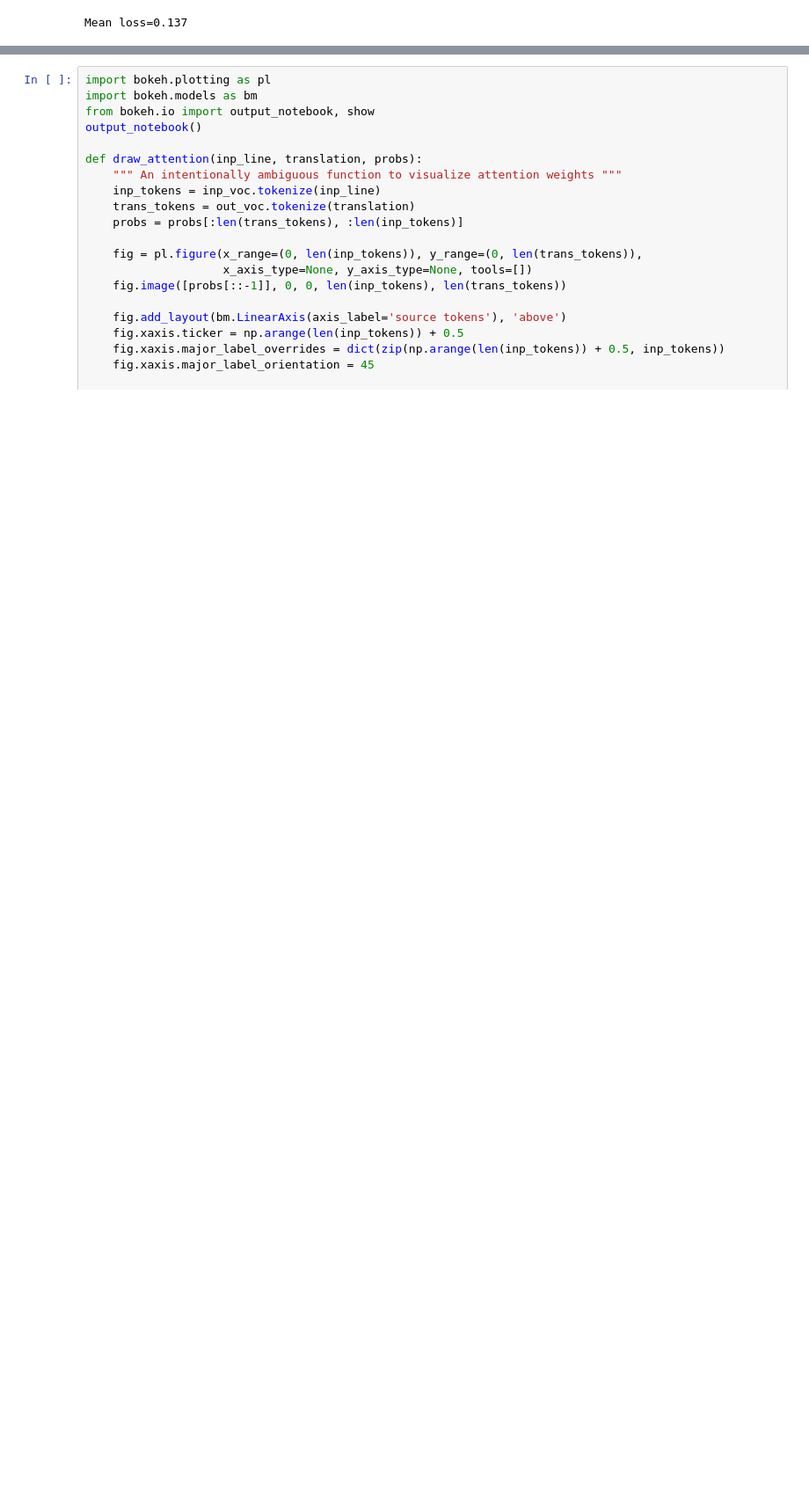
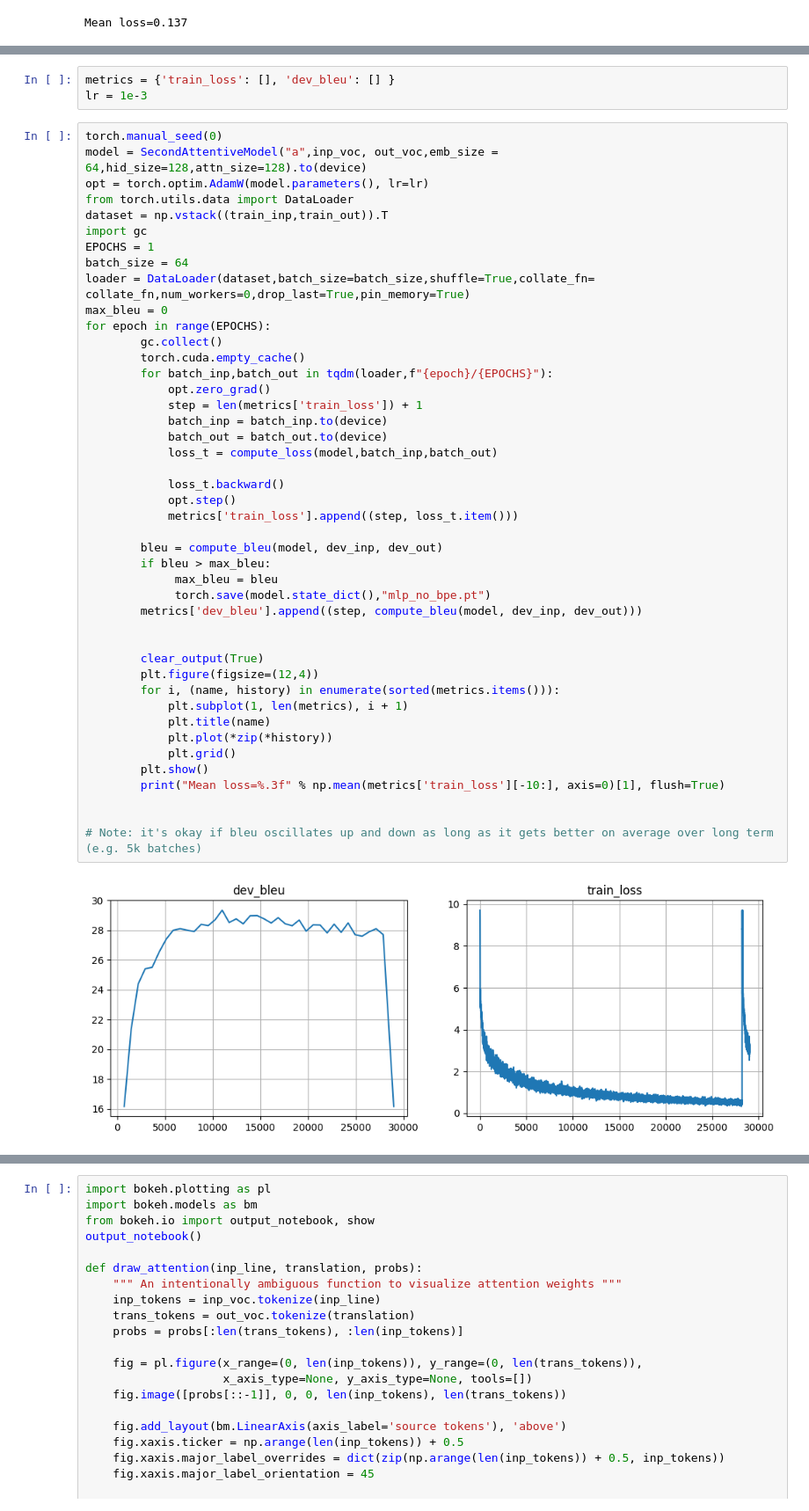
Before and after one commit to A-ladzin/nlp_course, a Jupyter notebook: week04_seq2seq/practice_and_homework_pytorch.ipynb, the cells around one changed output, grey strips where cells are left out. Shown: that part at 88% size. Drawn from its saved outputs; the diff is of its cells as text; blank space fills up the shorter version.

```diff
--- a/week04_seq2seq/practice_and_homework_pytorch.ipynb
+++ b/week04_seq2seq/practice_and_homework_pytorch.ipynb
@@ -607,0 +887,49 @@ Mean loss=0.137
+# %%
+metrics = {'train_loss': [], 'dev_bleu': [] }
+lr = 1e-3
+# %%
+torch.manual_seed(0)
+model = SecondAttentiveModel("a",inp_voc, out_voc,emb_size = 64,hid_size=128,attn_size=128).to(device)
+opt = torch.optim.AdamW(model.parameters(), lr=lr)
+from torch.utils.data import DataLoader
+dataset = np.vstack((train_inp,train_out)).T
+import gc
+EPOCHS = 1
+batch_size = 64
+loader = DataLoader(dataset,batch_size=batch_size,shuffle=True,collate_fn= collate_fn,num_workers=0,drop_last=True,pin_memory=True)
+max_bleu = 0
+for epoch in range(EPOCHS):
+        gc.collect()
+        torch.cuda.empty_cache()
+        for batch_inp,batch_out in tqdm(loader,f"{epoch}/{EPOCHS}"):
+            opt.zero_grad()
+            step = len(metrics['train_loss']) + 1
+            batch_inp = batch_inp.to(device)
+            batch_out = batch_out.to(device)
+            loss_t = compute_loss(model,batch_inp,batch_out)
+
+            loss_t.backward()
+            opt.step()
+            metrics['train_loss'].append((step, loss_t.item()))
+
+        bleu = compute_bleu(model, dev_inp, dev_out)
+        if bleu > max_bleu:
+             max_bleu = bleu
+             torch.save(model.state_dict(),"mlp_no_bpe.pt")
+        metrics['dev_bleu'].append((step, compute_bleu(model, dev_inp, dev_out)))
+
+
+        clear_output(True)
+        plt.figure(figsize=(12,4))
+        for i, (name, history) in enumerate(sorted(metrics.items())):
+            plt.subplot(1, len(metrics), i + 1)
+            plt.title(name)
+            plt.plot(*zip(*history))
+            plt.grid()
+        plt.show()
+        print("Mean loss=%.3f" % np.mean(metrics['train_loss'][-10:], axis=0)[1], flush=True)
+
+
+# Note: it's okay if bleu oscillates up and down as long as it gets better on average over long term (e.g. 5k batches)
+# %% [output]
+[figure, added]
```
Also changed, not shown: parts of 26 cells of this notebook, 6 other files.
